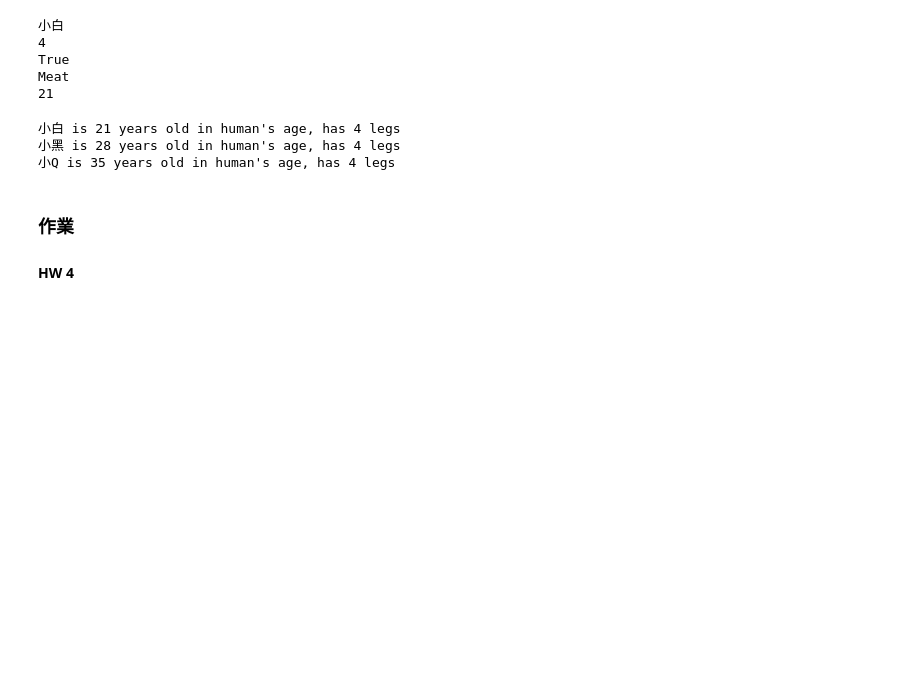
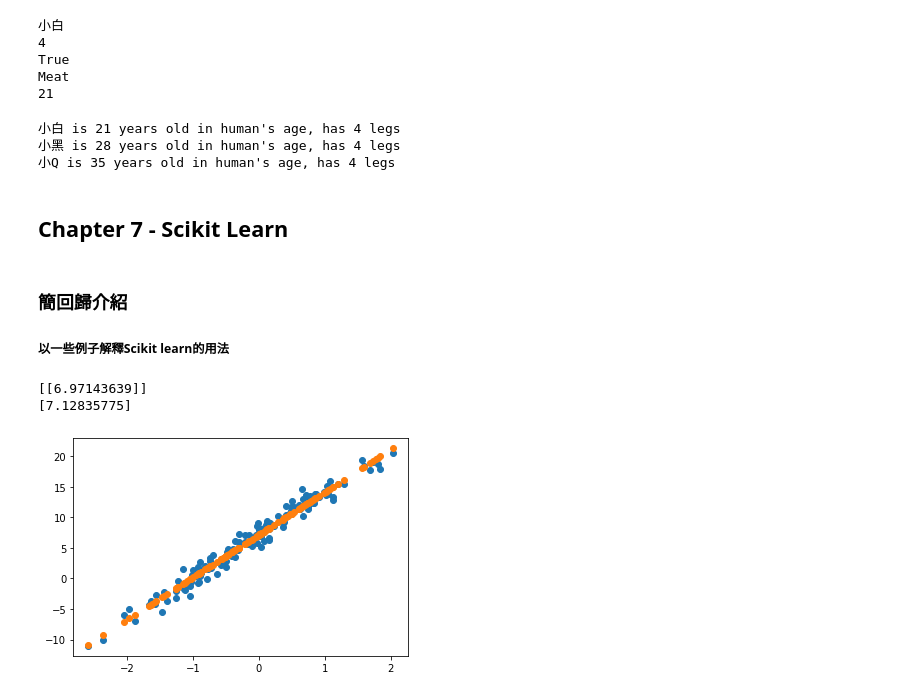
Before and after one commit to x87170/ES, a Jupyter notebook: Esun_QuantTeam_Lessons.ipynb, the cells around one changed output. Cells and saved outputs as stored; diff of their text form; code cells hidden in the pictures; blank space fills up the shorter version.

```diff
--- a/Esun_QuantTeam_Lessons.ipynb
+++ b/Esun_QuantTeam_Lessons.ipynb
@@ -718,8 +718,9 @@ for i,j in zip(["小白","小黑","小Q"],[3,4,5]):
 小白 is 21 years old in human's age, has 4 legs
 小黑 is 28 years old in human's age, has 4 legs
 小Q is 35 years old in human's age, has 4 legs
-# %% [markdown]
-### **作業**
-
-#### **HW 4**
-#####
+# %% [markdown]
+## **Chapter 7 - Scikit Learn**
+# %% [markdown]
+### **簡回歸介紹**
+
+##### 以一些例子解釋Scikit learn的用法
@@ -725,0 +729,27 @@ for i,j in zip(["小白","小黑","小Q"],[3,4,5]):
+# %%
+import pandas as pd
+import numpy as np
+from sklearn import linear_model
+import matplotlib.pyplot as plt
+
+# Real Data : y = 2*X_1 + Error term
+X_1 = np.random.normal(0,1,150).reshape(-1,1)
+error = np.random.normal(4,1,150).reshape(-1,1)
+y = 3 + 7*X_1 + error
+
+# Regression
+reg = linear_model.LinearRegression(fit_intercept = True) #設定model, 是否要截距
+reg.fit(X_1,y) #Train data
+y_predict = reg.predict(X_1) #預測
+print(reg.coef_) #看係數
+print(reg.intercept_) #看截距
+
+# Plot
+fig, ax = plt.subplots()
+plt.scatter(X_1, y)
+plt.scatter(X_1, y_predict)
+plt.show()
+# %% [output]
+[[6.97143639]]
+[7.12835775]
+[figure, added]
```
Also changed, not shown: parts of 5 cells of this notebook.
